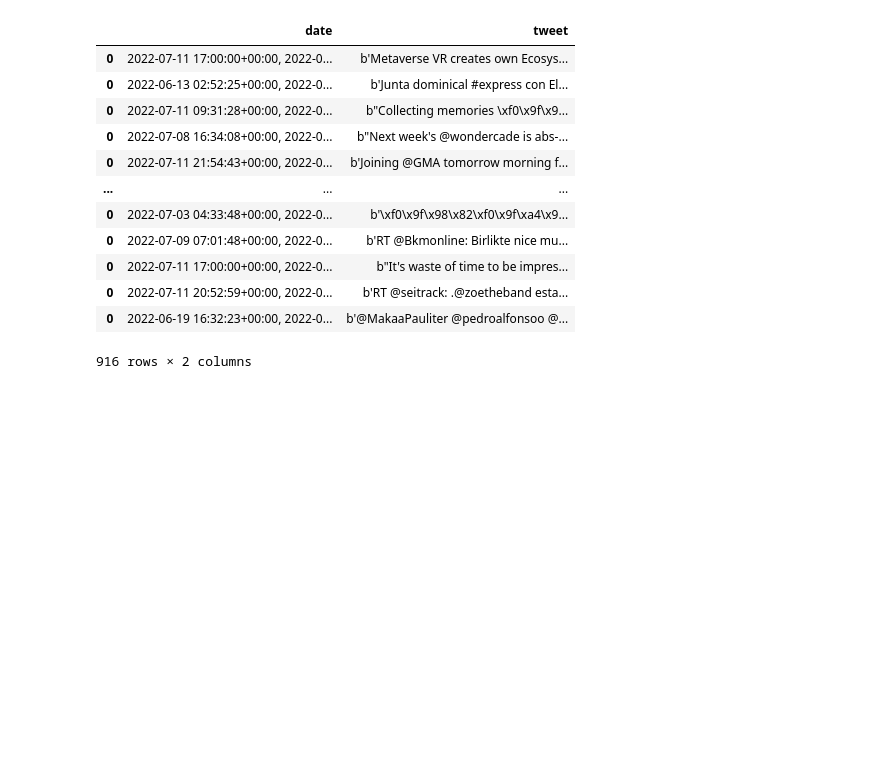
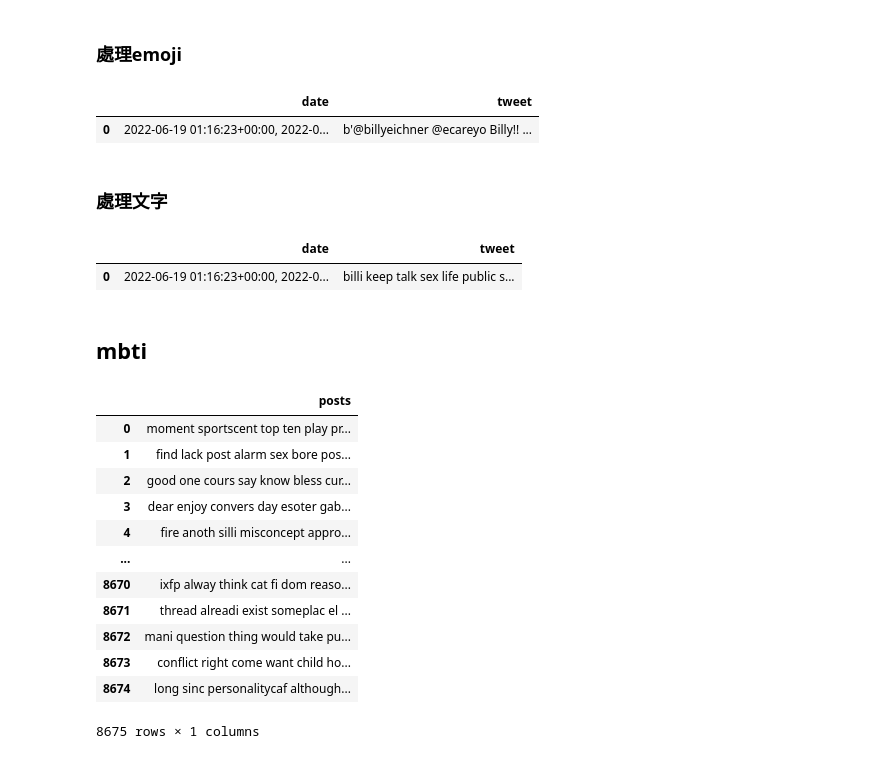
Before and after one commit to chungFTF/NTU-2022-IM5056-SLDL-Final-Project, a Jupyter notebook: code/[Cai]tweet_preprocessing.ipynb, the cells around one changed output. Saved outputs shown, nothing was run; the diff lists cells and outputs as text; code cells hidden in the pictures; blank space fills up the shorter version.

```diff
--- a/code/[Cai]tweet_preprocessing.ipynb
+++ b/code/[Cai]tweet_preprocessing.ipynb
@@ -21,0 +122,2 @@ def preprocessor(text):
+# %% [markdown]
+### 處理emoji
@@ -21,0 +145,8 @@ def preprocessor(text):
+# %%
+processed_emoji = processEmoji(tweet_data_copy)
+processed_emoji
+# %% [output]
+|  | date | tweet |
+| 0 | 2022-06-19 01:16:23+00:00, 2022-0... | b'@billyeichner @ecareyo Billy!! ... |
+# %% [markdown]
+### 處理文字
@@ -21,0 +198,25 @@ def preprocessor(text):
+# %%
+test = test_text(tweet_data_copy)
+test
+# %% [output]
+|  | date | tweet |
+| 0 | 2022-06-19 01:16:23+00:00, 2022-0... | billi keep talk sex life public s... |
+# %% [markdown]
+## mbti
+# %%
+data = pd.read_csv('/content/drive/MyDrive/Kaggle_MBTI_newPre.csv').drop(['posts','preprocessed'],axis=1)
+data
+# %% [output]
+|  | posts |
+| 0 | moment sportscent top ten play pr... |
+| 1 | find lack post alarm sex bore pos... |
+| 2 | good one cours say know bless cur... |
+| 3 | dear enjoy convers day esoter gab... |
+| 4 | fire anoth silli misconcept appro... |
+| ... | ... |
+| 8670 | ixfp alway think cat fi dom reaso... |
+| 8671 | thread alreadi exist someplac el ... |
+| 8672 | mani question thing would take pu... |
+| 8673 | conflict right come want child ho... |
+| 8674 | long sinc personalitycaf although... |
+8675 rows × 1 columns
@@ -26,24 +229,0 @@ tfidf = TfidfVectorizer(max_features=1000,stop_words='english',lowercase=False,u
-# %%
-tweet_data = []
-for abc in filename:
-  data = pd.read_csv('/content/drive/MyDrive/twitter-celebrity-tweets-data/'+abc)
-  tmp = data.copy()
-  m = tmp['tweet'].str.contains('\w+')
-  tmp_ = tmp[m].groupby((~m).cumsum(), as_index=False).agg(', '.join)
-  tweet_data.append(tmp_)
-tweet_data = pd.concat(tweet_data)
-display(tweet_data)
-# %% [output]
-|  | date | tweet |
-| 0 | 2022-07-11 17:00:00+00:00, 2022-0... | b'Metaverse VR creates own Ecosys... |
-| 0 | 2022-06-13 02:52:25+00:00, 2022-0... | b'Junta dominical #express con El... |
-| 0 | 2022-07-11 09:31:28+00:00, 2022-0... | b"Collecting memories \xf0\x9f\x9... |
-| 0 | 2022-07-08 16:34:08+00:00, 2022-0... | b"Next week's @wondercade is abs-... |
-| 0 | 2022-07-11 21:54:43+00:00, 2022-0... | b'Joining @GMA tomorrow morning f... |
-| ... | ... | ... |
-| 0 | 2022-07-03 04:33:48+00:00, 2022-0... | b'\xf0\x9f\x98\x82\xf0\x9f\xa4\x9... |
-| 0 | 2022-07-09 07:01:48+00:00, 2022-0... | b'RT @Bkmonline: Birlikte nice mu... |
-| 0 | 2022-07-11 17:00:00+00:00, 2022-0... | b"It's waste of time to be impres... |
-| 0 | 2022-07-11 20:52:59+00:00, 2022-0... | b'RT @seitrack: .@zoetheband esta... |
-| 0 | 2022-06-19 16:32:23+00:00, 2022-0... | b'@MakaaPauliter @pedroalfonsoo @... |
-916 rows × 2 columns
```
Also changed, not shown: parts of 34 cells of this notebook, 1 other file.
